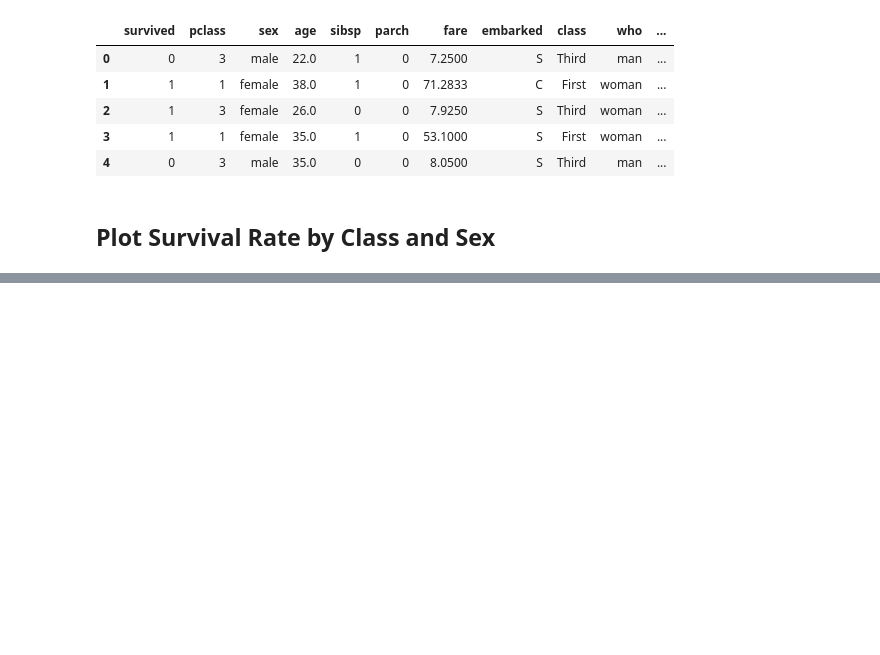
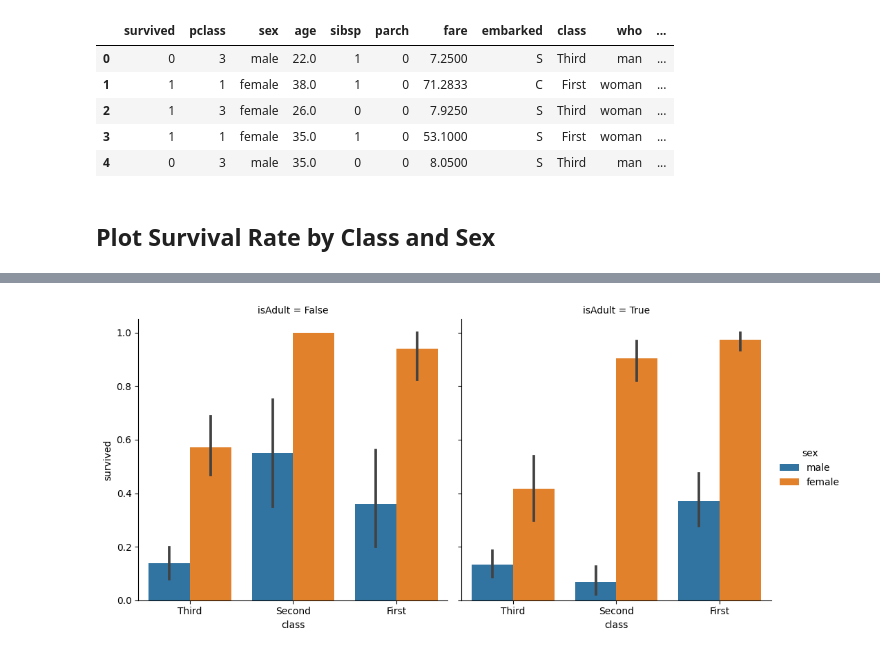
Before and after one commit to nickdelgrosso/automatedTesting, a Jupyter notebook: notebooks/analyze_data.ipynb, the cells around one changed output, grey strips where cells are left out. Saved outputs shown, nothing was run; the diff lists cells and outputs as text; code cells hidden in the pictures; blank space fills up the shorter version.

```diff
--- a/notebooks/analyze_data.ipynb
+++ b/notebooks/analyze_data.ipynb
@@ -26,0 +30,3 @@ plt.savefig(filename);
+# %%
+df['isAdult'] = is_adult(df.age)
+df
@@ -26,0 +47,7 @@ plt.savefig(filename);
+# %%
+sns.catplot(data=df, x='class', y='survived', order=['Third', 'Second', 'First'], hue='sex', col='isAdult', kind='bar');
+filename = Path('../results/survival_rate_adults.jpg')
+filename.parent.mkdir(parents=True, exist_ok=True)
+plt.savefig(filename);
+# %% [output]
+[figure, added]
```
Also changed, not shown: parts of 4 cells of this notebook, 8 other files.
